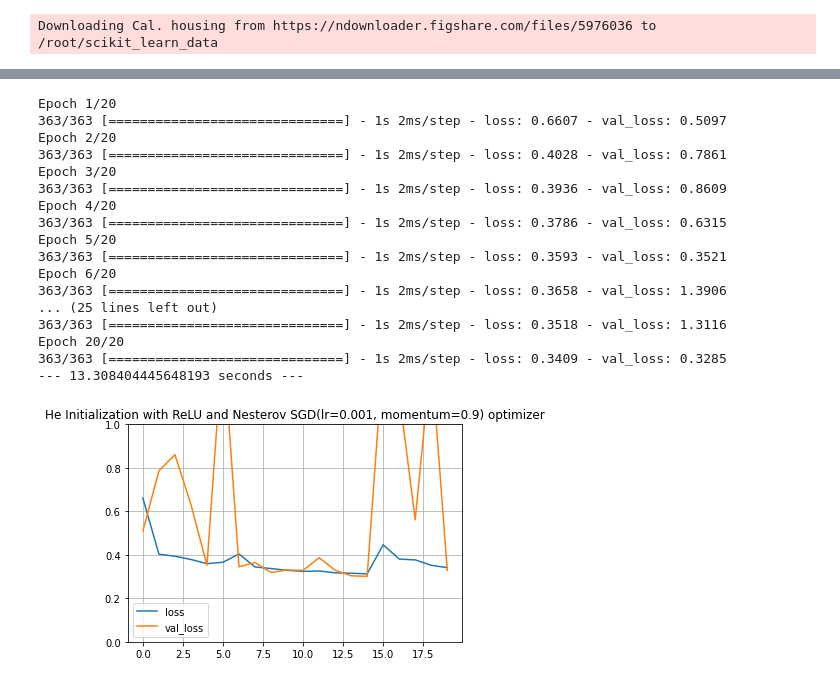
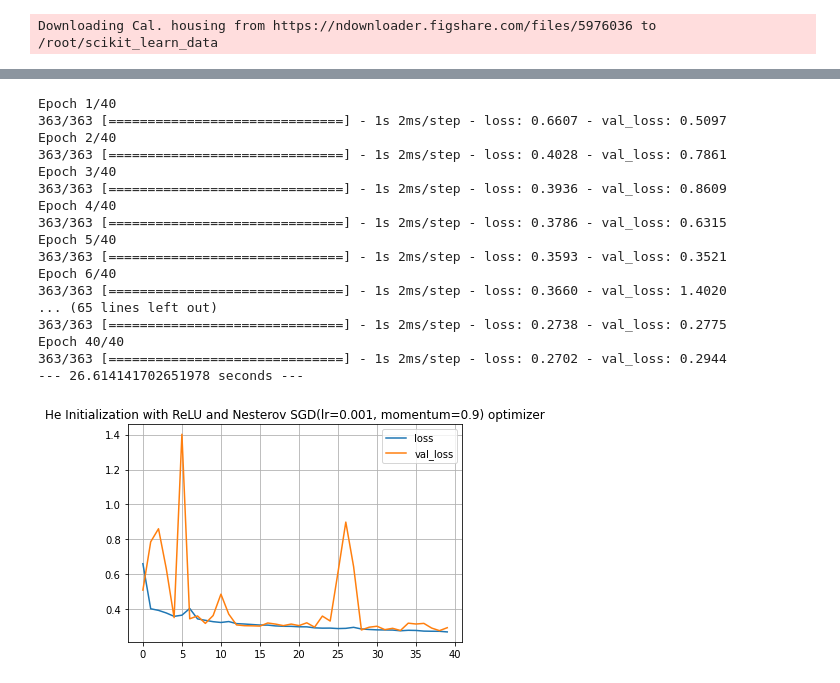
Before and after one commit to geniusnhu/DNN-Improvement, a Jupyter notebook: Tuning_Optimizer.ipynb, the cells around one changed output, grey strips where cells are left out. Saved outputs shown, nothing was run; the diff lists cells and outputs as text; code cells hidden in the pictures.

```diff
--- a/Tuning_Optimizer.ipynb
+++ b/Tuning_Optimizer.ipynb
@@ -147,18 +162,0 @@ Epoch 20/20
-# %%
-# ReLU goes with he initialization, AdaGrad optimizer
-tf.random.set_seed(50)
-np.random.seed(50)
-
-model_default = keras.models.Sequential()
-model_default.add(keras.layers.Flatten(input_shape=[28, 28]))
-for n_layers in (300, 100, 50, 50, 50):
-  model_default.add(keras.layers.Dense(n_layers, activation ='relu', kernel_initializer="he_normal"))
-model_default.add(keras.layers.Dense(10, activation='softmax'))
-
-model_default.compile(loss="sparse_categorical_crossentropy",
-                      optimizer=keras.optimizers.Adagrad(lr=0.001),
-                      metrics=["accuracy"])
-
-start_time = time.time()
-history = model_default.fit(X_train_full, y_train_full, epochs=20, validation_split=0.1)
-print("--- %s seconds ---" % (time.time() - start_time))
@@ -458,42 +446,30 @@ Epoch 20/20
 # %%
 # ReLU goes with he initialization, Nesterov SGD(lr=0.001, momentum=0.9) optimizer
 tf.random.set_seed(42)
 np.random.seed(42)
+optimizer=keras.optimizers.SGD(lr=0.001, momentum=0.9, nesterov=True)
+history = tune_opt_reg(optimizer=optimizer)
 
-model_default = keras.models.Sequential()
-for n_layers in (100, 50, 10, 10, 10):
-  model_default.add(keras.layers.Dense(n_layers, activation="relu",
-                                       input_shape=X_train.shape[1:], kernel_initializer='he_normal'))
-model_default.add(keras.layers.Dense(1))
+train_loss_nesterov = history.history["loss"]
+val_loss_nesterov = history.history["val_loss"]
 
-model_default.compile(loss="mean_squared_error",
-                      optimizer=keras.optimizers.SGD(lr=0.001, momentum=0.9, nesterov=True))
-
-start_time = time.time()
-history = model_default.fit(X_train, y_train, epochs=20, validation_data=(X_valid, y_valid))
-print("--- %s seconds ---" % (time.time() - start_time))
-
-pd.DataFrame(history.history).plot()
-plt.grid(True)
-plt.gca().set_ylim(0, 1)
-plt.title('He Initialization with ReLU and Nesterov SGD(lr=0.001, momentum=0.9) optimizer')
-plt.show()
+plot_result(history, name='He Initialization with ReLU and Nesterov SGD(lr=0.001, momentum=0.9) optimizer')
 # %% [output]
-Epoch 1/20
+Epoch 1/40
 363/363 [==============================] - 1s 2ms/step - loss: 0.6607 - val_loss: 0.5097
-Epoch 2/20
+Epoch 2/40
 363/363 [==============================] - 1s 2ms/step - loss: 0.4028 - val_loss: 0.7861
-Epoch 3/20
+Epoch 3/40
 363/363 [==============================] - 1s 2ms/step - loss: 0.3936 - val_loss: 0.8609
-Epoch 4/20
+Epoch 4/40
 363/363 [==============================] - 1s 2ms/step - loss: 0.3786 - val_loss: 0.6315
-Epoch 5/20
+Epoch 5/40
 363/363 [==============================] - 1s 2ms/step - loss: 0.3593 - val_loss: 0.3521
-Epoch 6/20
-363/363 [==============================] - 1s 2ms/step - loss: 0.3658 - val_loss: 1.3906
-... (25 lines left out)
-363/363 [==============================] - 1s 2ms/step - loss: 0.3518 - val_loss: 1.3116
-Epoch 20/20
-363/363 [==============================] - 1s 2ms/step - loss: 0.3409 - val_loss: 0.3285
---- 13.308404445648193 seconds ---
+Epoch 6/40
+363/363 [==============================] - 1s 2ms/step - loss: 0.3660 - val_loss: 1.4020
+... (65 lines left out)
+363/363 [==============================] - 1s 2ms/step - loss: 0.2738 - val_loss: 0.2775
+Epoch 40/40
+363/363 [==============================] - 1s 2ms/step - loss: 0.2702 - val_loss: 0.2944
+--- 26.614141702651978 seconds ---
-[figure, old version]
+[figure, new version]
```
Also changed, not shown: parts of 31 cells of this notebook.
